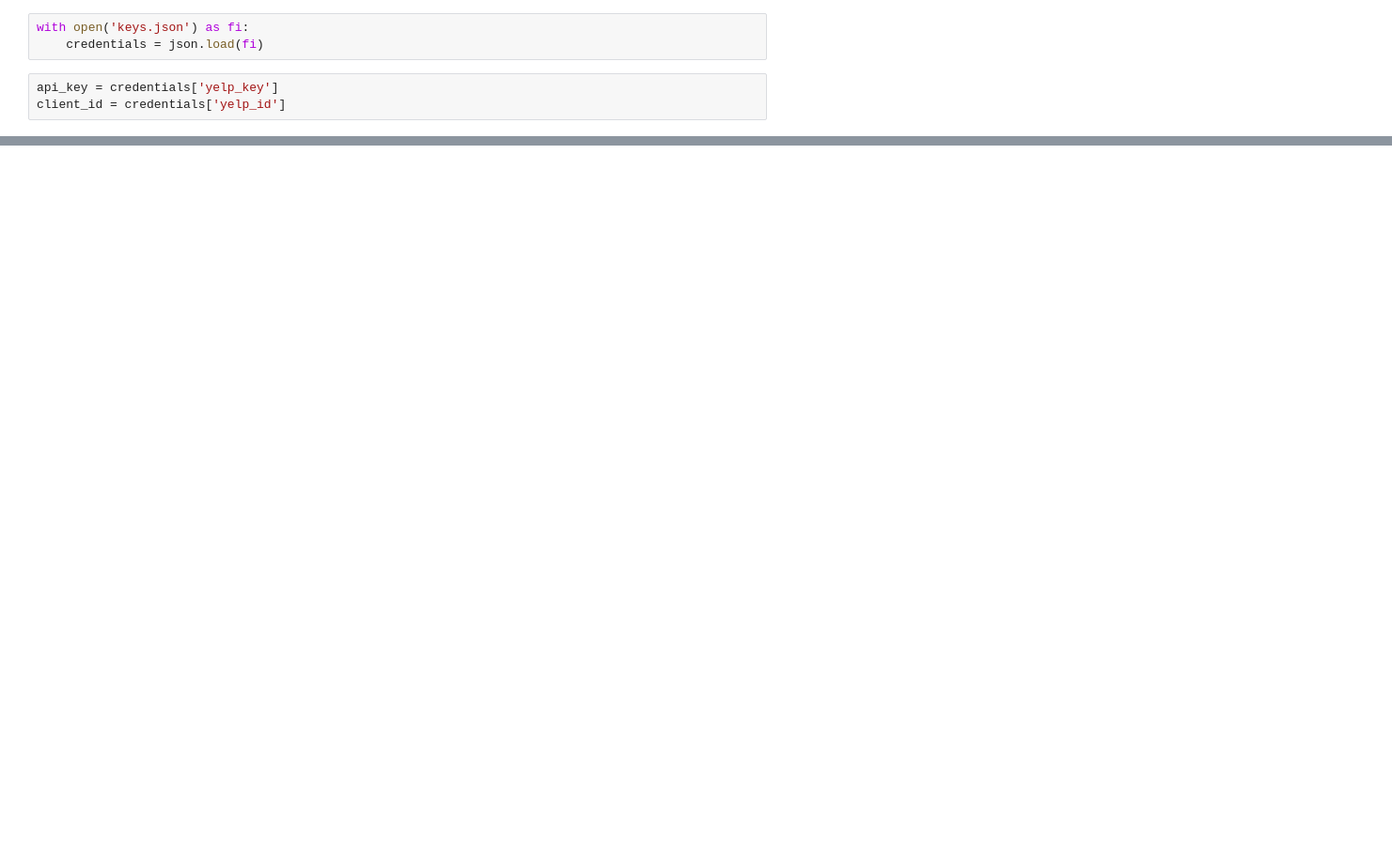
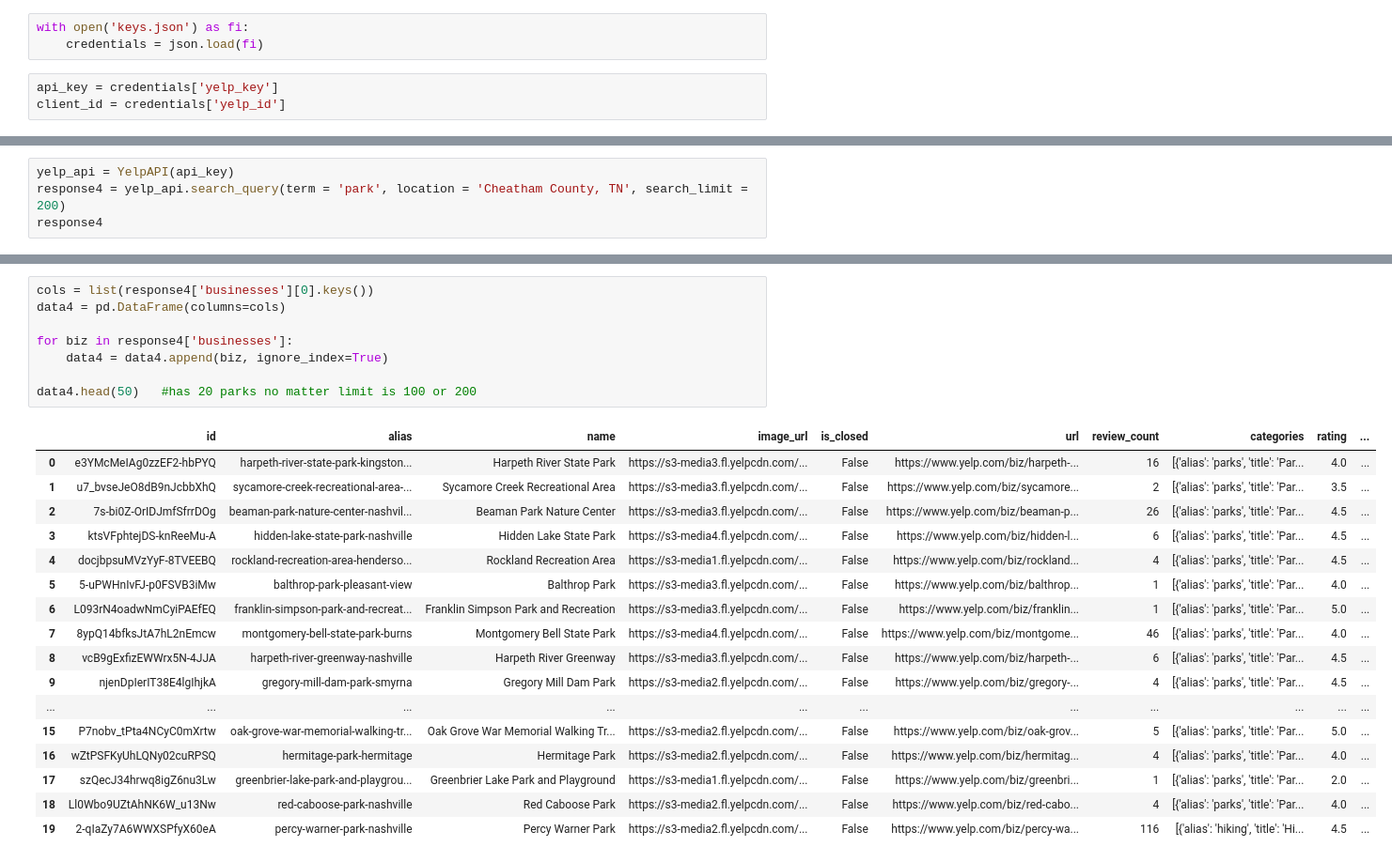
Before and after one commit to kahartley1/first_births, a Jupyter notebook: Notebooks/Capstone.ipynb, the cells around one changed output, grey strips where cells are left out. Shown at 94% size. Drawn from its saved outputs; the diff is of its cells as text; blank space fills up the shorter version.

```diff
--- a/Notebooks/Capstone.ipynb
+++ b/Notebooks/Capstone.ipynb
@@ -40,0 +239,4 @@ data.head(50)   #has 20 parks no matter limit is 100 or 200
+# %%
+yelp_api = YelpAPI(api_key)
+response4 = yelp_api.search_query(term = 'park', location = 'Cheatham County, TN', search_limit = 200)
+response4
@@ -40,0 +261,26 @@ data.head(50)   #has 20 parks no matter limit is 100 or 200
+# %%
+cols = list(response4['businesses'][0].keys())
+data4 = pd.DataFrame(columns=cols)
+
+for biz in response4['businesses']:
+    data4 = data4.append(biz, ignore_index=True)
+
+data4.head(50)   #has 20 parks no matter limit is 100 or 200
+# %% [output]
+|  | id | alias | name | image_url | is_closed | url | review_count | categories | rating | ... |
+| 0 | e3YMcMeIAg0zzEF2-hbPYQ | harpeth-river-state-park-kingston... | Harpeth River State Park | https://s3-media3.fl.yelpcdn.com/... | False | https://www.yelp.com/biz/harpeth-... | 16 | [{'alias': 'parks', 'title': 'Par... | 4.0 | ... |
+| 1 | u7_bvseJeO8dB9nJcbbXhQ | sycamore-creek-recreational-area-... | Sycamore Creek Recreational Area | https://s3-media3.fl.yelpcdn.com/... | False | https://www.yelp.com/biz/sycamore... | 2 | [{'alias': 'parks', 'title': 'Par... | 3.5 | ... |
+| 2 | 7s-bi0Z-OrIDJmfSfrrDOg | beaman-park-nature-center-nashvil... | Beaman Park Nature Center | https://s3-media3.fl.yelpcdn.com/... | False | https://www.yelp.com/biz/beaman-p... | 26 | [{'alias': 'parks', 'title': 'Par... | 4.5 | ... |
+| 3 | ktsVFphtejDS-knReeMu-A | hidden-lake-state-park-nashville | Hidden Lake State Park | https://s3-media4.fl.yelpcdn.com/... | False | https://www.yelp.com/biz/hidden-l... | 6 | [{'alias': 'parks', 'title': 'Par... | 4.5 | ... |
+| 4 | docjbpsuMVzYyF-8TVEEBQ | rockland-recreation-area-henderso... | Rockland Recreation Area | https://s3-media1.fl.yelpcdn.com/... | False | https://www.yelp.com/biz/rockland... | 4 | [{'alias': 'parks', 'title': 'Par... | 4.5 | ... |
+| 5 | 5-uPWHnIvFJ-p0FSVB3iMw | balthrop-park-pleasant-view | Balthrop Park | https://s3-media3.fl.yelpcdn.com/... | False | https://www.yelp.com/biz/balthrop... | 1 | [{'alias': 'parks', 'title': 'Par... | 4.0 | ... |
+| 6 | L093rN4oadwNmCyiPAEfEQ | franklin-simpson-park-and-recreat... | Franklin Simpson Park and Recreation | https://s3-media3.fl.yelpcdn.com/... | False | https://www.yelp.com/biz/franklin... | 1 | [{'alias': 'parks', 'title': 'Par... | 5.0 | ... |
+| 7 | 8ypQ14bfksJtA7hL2nEmcw | montgomery-bell-state-park-burns | Montgomery Bell State Park | https://s3-media4.fl.yelpcdn.com/... | False | https://www.yelp.com/biz/montgome... | 46 | [{'alias': 'parks', 'title': 'Par... | 4.0 | ... |
+| 8 | vcB9gExfizEWWrx5N-4JJA | harpeth-river-greenway-nashville | Harpeth River Greenway | https://s3-media3.fl.yelpcdn.com/... | False | https://www.yelp.com/biz/harpeth-... | 6 | [{'alias': 'parks', 'title': 'Par... | 4.5 | ... |
+| 9 | njenDpIerIT38E4lgIhjkA | gregory-mill-dam-park-smyrna | Gregory Mill Dam Park | https://s3-media2.fl.yelpcdn.com/... | False | https://www.yelp.com/biz/gregory-... | 4 | [{'alias': 'parks', 'title': 'Par... | 4.5 | ... |
+| ... | ... | ... | ... | ... | ... | ... | ... | ... | ... | ... |
+| 15 | P7nobv_tPta4NCyC0mXrtw | oak-grove-war-memorial-walking-tr... | Oak Grove War Memorial Walking Tr... | https://s3-media2.fl.yelpcdn.com/... | False | https://www.yelp.com/biz/oak-grov... | 5 | [{'alias': 'parks', 'title': 'Par... | 5.0 | ... |
+| 16 | wZtPSFKyUhLQNy02cuRPSQ | hermitage-park-hermitage | Hermitage Park | https://s3-media2.fl.yelpcdn.com/... | False | https://www.yelp.com/biz/hermitag... | 4 | [{'alias': 'parks', 'title': 'Par... | 4.0 | ... |
+| 17 | szQecJ34hrwq8igZ6nu3Lw | greenbrier-lake-park-and-playgrou... | Greenbrier Lake Park and Playground | https://s3-media1.fl.yelpcdn.com/... | False | https://www.yelp.com/biz/greenbri... | 1 | [{'alias': 'parks', 'title': 'Par... | 2.0 | ... |
+| 18 | Ll0Wbo9UZtAhNK6W_u13Nw | red-caboose-park-nashville | Red Caboose Park | https://s3-media2.fl.yelpcdn.com/... | False | https://www.yelp.com/biz/red-cabo... | 4 | [{'alias': 'parks', 'title': 'Par... | 4.0 | ... |
+| 19 | 2-qIaZy7A6WWXSPfyX60eA | percy-warner-park-nashville | Percy Warner Park | https://s3-media2.fl.yelpcdn.com/... | False | https://www.yelp.com/biz/percy-wa... | 116 | [{'alias': 'hiking', 'title': 'Hi... | 4.5 | ... |
```
Also changed, not shown: parts of 20 cells of this notebook.
